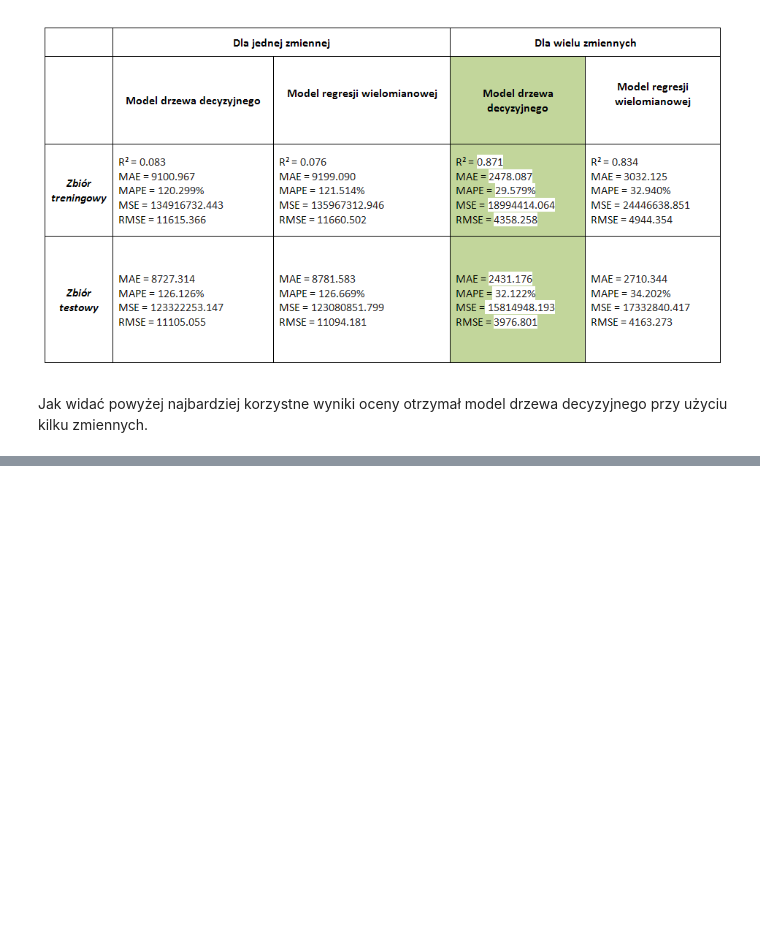
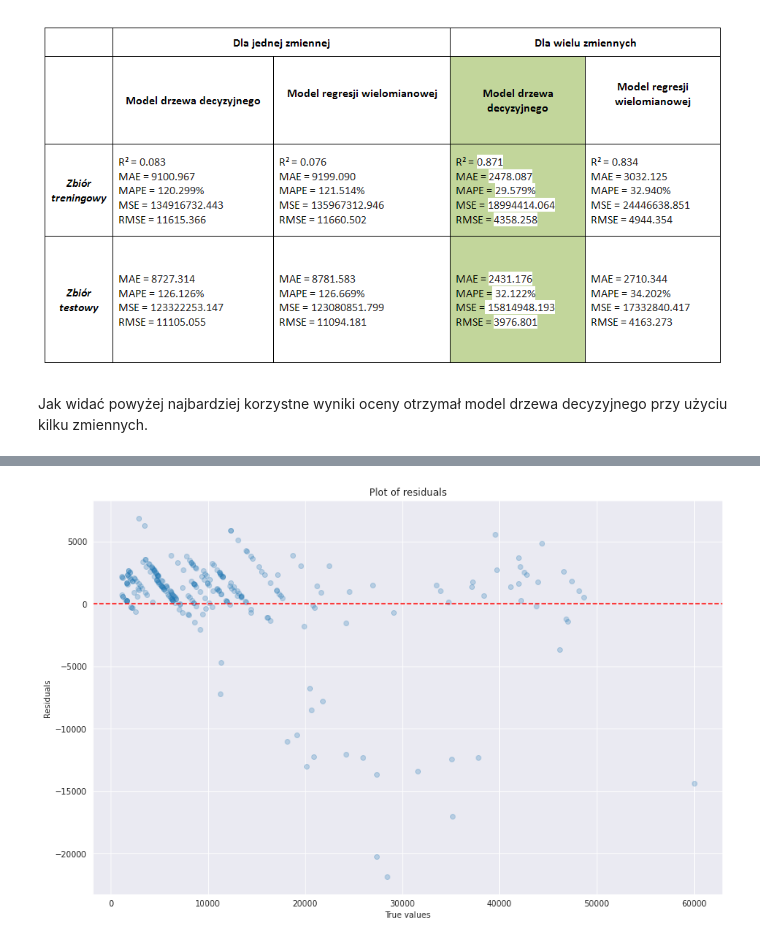
Before and after one commit to nataliasiennicka/cena_ubezpieczenia, a Jupyter notebook: cena_ubezpieczenia.ipynb, the cells around one changed output, grey strips where cells are left out. Cells and saved outputs as stored; diff of their text form; code cells hidden in the pictures; blank space fills up the shorter version.

```diff
--- a/cena_ubezpieczenia.ipynb
+++ b/cena_ubezpieczenia.ipynb
@@ -815,0 +826,12 @@ Jak widać powyżej najbardziej korzystne wyniki oceny otrzymał model drzewa de
+# %%
+# Wykres reszt
+plt.figure(figsize=(14,9))
+errors = y_predict_test_model_tree - y_test
+plt.scatter(x = y_test, y=errors, alpha = 0.25)
+plt.axhline(0,color = 'red', linestyle='--')
+plt.xlabel('True values')
+plt.ylabel('Residuals')
+plt.title('Plot of residuals')
+plt.show()
+# %% [output]
+[figure, added]
```
Also changed, not shown: parts of 16 cells of this notebook.
